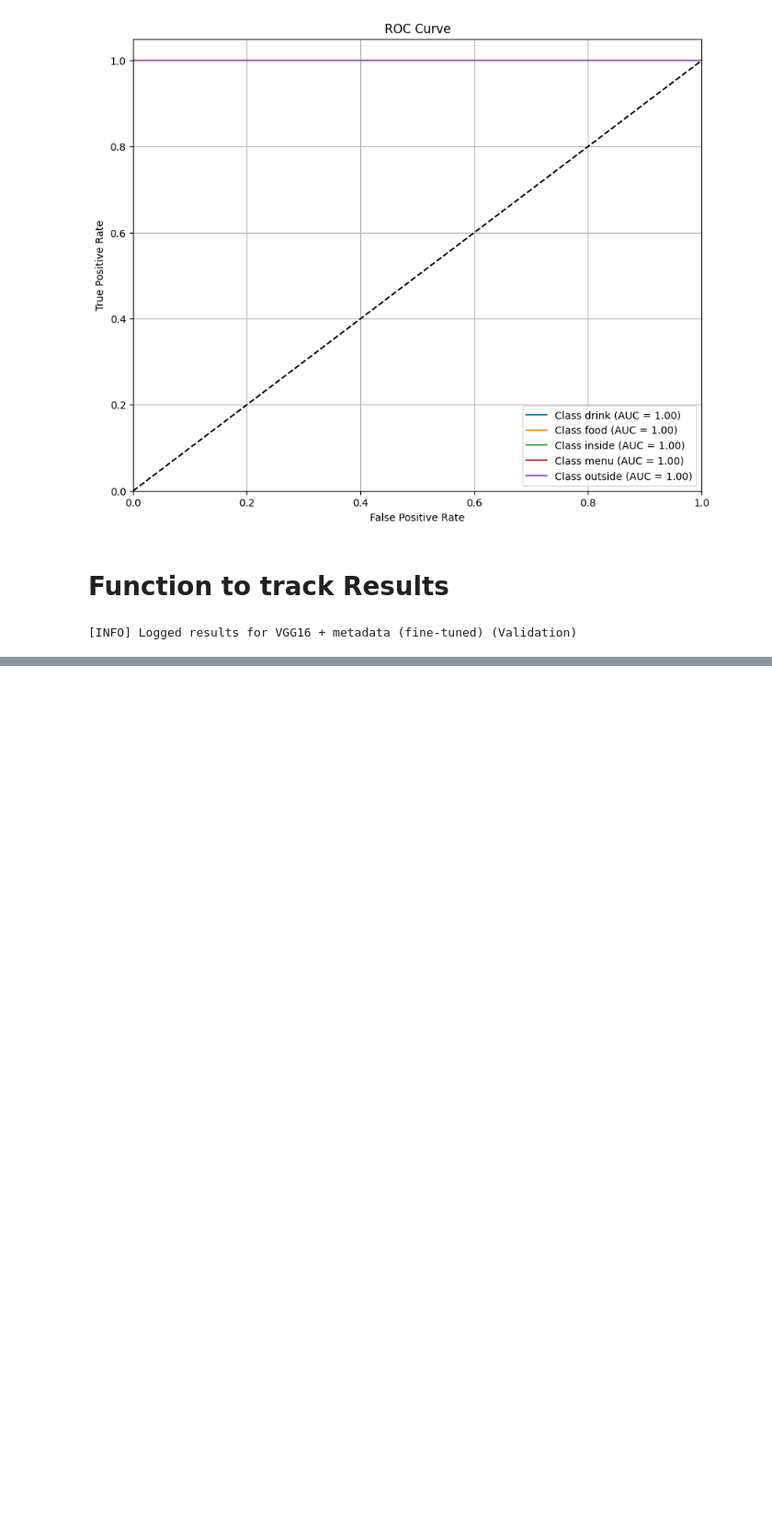
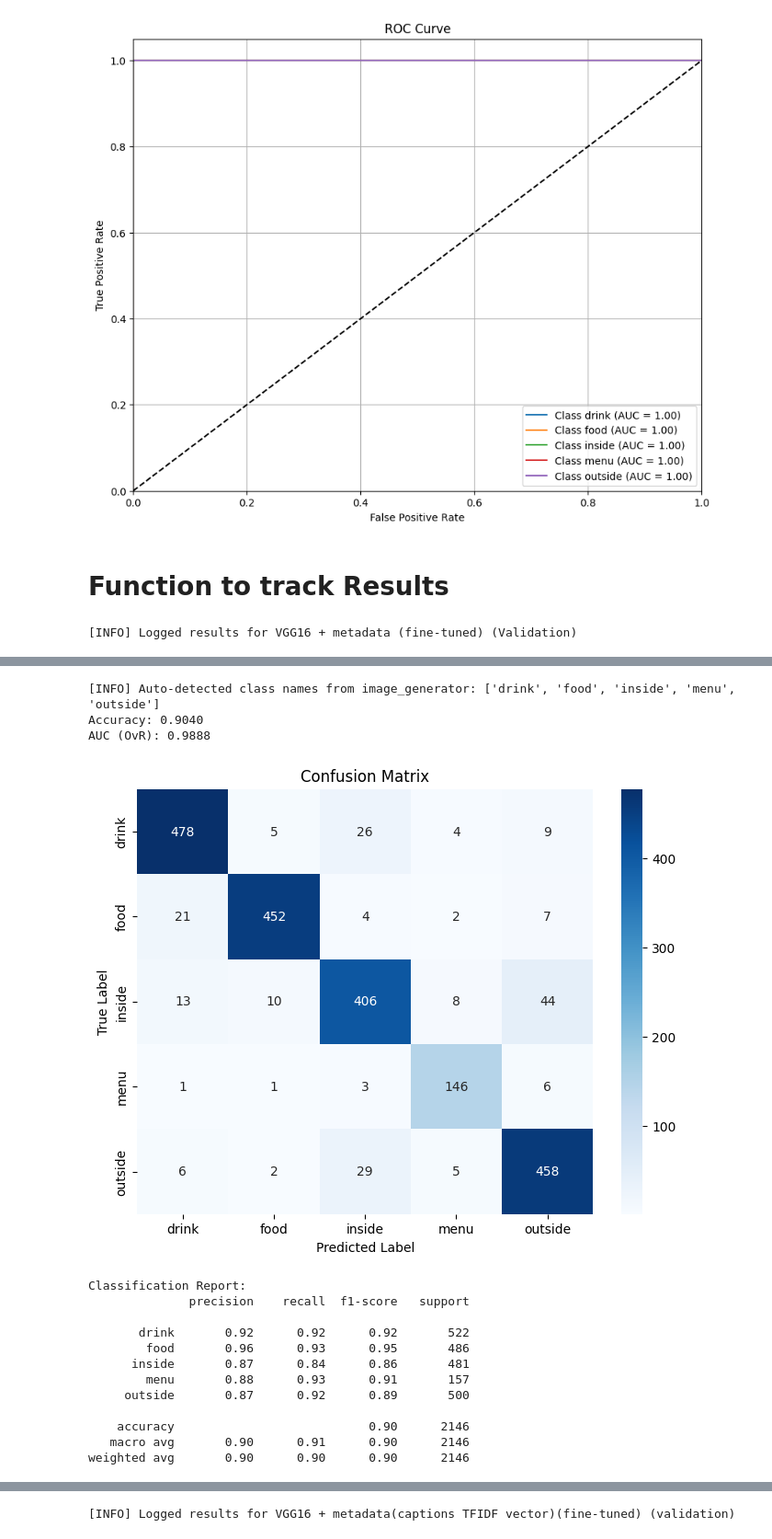
Before and after one commit to LCIT-AISC-T3-S25/Group1, a Jupyter notebook: Computer_Vision/Assignment1/src/notebooks/CV_Assignment1_question2.ipynb, the cells around one changed output, grey strips where cells are left out. Shown at 92% size. Cells and saved outputs as stored; diff of their text form; code cells hidden in the pictures; blank space fills up the shorter version.

```diff
--- a/Computer_Vision/Assignment1/src/notebooks/CV_Assignment1_question2.ipynb
+++ b/Computer_Vision/Assignment1/src/notebooks/CV_Assignment1_question2.ipynb
@@ -697,0 +956,19 @@ Next Steps:
+# %%
+metrics = evaluate_model(model, val_meta_gen, num_classes=5)
+# %% [output]
+[INFO] Auto-detected class names from image_generator: ['drink', 'food', 'inside', 'menu', 'outside']
+Accuracy: 0.9040
+AUC (OvR): 0.9888
+[figure, added]
+Classification Report:
+              precision    recall  f1-score   support
+
+       drink       0.92      0.92      0.92       522
+        food       0.96      0.93      0.95       486
+      inside       0.87      0.84      0.86       481
+        menu       0.88      0.93      0.91       157
+     outside       0.87      0.92      0.89       500
+
+    accuracy                           0.90      2146
+   macro avg       0.90      0.91      0.90      2146
+weighted avg       0.90      0.90      0.90      2146
@@ -697,0 +976,10 @@ Next Steps:
+# %%
+# Log validation results for VGG16 model with TF-IDF metadata features
+log_model_results(
+    model_name = 'VGG16 + metadata(captions TFIDF vector)(fine-tuned)',
+    data_type = 'validation',
+    accuracy = metrics['accuracy'],
+    auc_score = metrics['auc']
+)
+# %% [output]
+[INFO] Logged results for VGG16 + metadata(captions TFIDF vector)(fine-tuned) (validation)
```
Also changed, not shown: parts of 77 cells of this notebook.
